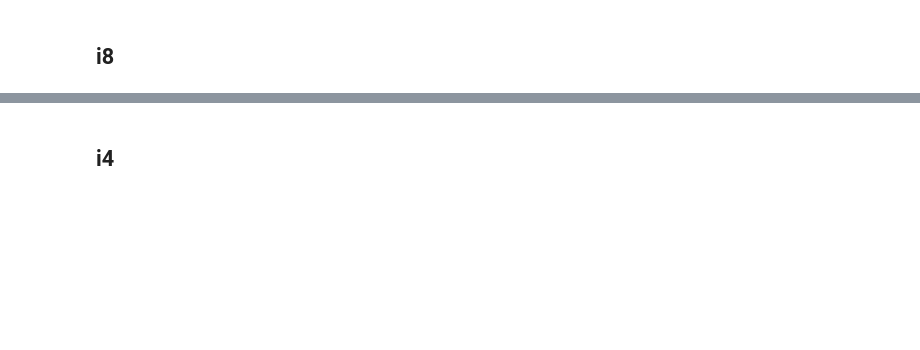
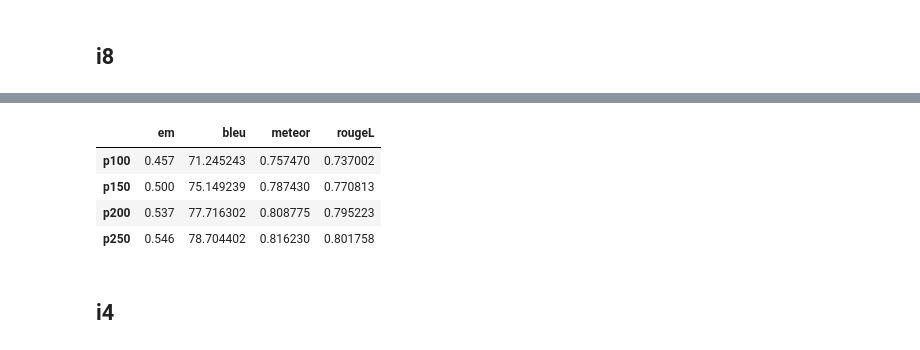
Before and after one commit to AISE-TUDelft/LLM4Code-memtune-ext, a Jupyter notebook: experiments/quantization/forgetting/results/results_forg.ipynb, the cells around one changed output, grey strips where cells are left out. Saved outputs shown, nothing was run; the diff lists cells and outputs as text; code cells hidden in the pictures; blank space fills up the shorter version.

```diff
--- a/experiments/quantization/forgetting/results/results_forg.ipynb
+++ b/experiments/quantization/forgetting/results/results_forg.ipynb
@@ -446,3 +446,11 @@ plen_i8_baseline
+# %%
+plen_i8_ep0
+# %% [output]
+|  | em | bleu | meteor | rougeL |
+| p100 | 0.457 | 71.245243 | 0.757470 | 0.737002 |
+| p150 | 0.500 | 75.149239 | 0.787430 | 0.770813 |
+| p200 | 0.537 | 77.716302 | 0.808775 | 0.795223 |
+| p250 | 0.546 | 78.704402 | 0.816230 | 0.801758 |
 # %% [markdown]
 ## i4
 # %%
```
Also changed, not shown: parts of 16 cells of this notebook, 12 other files.
